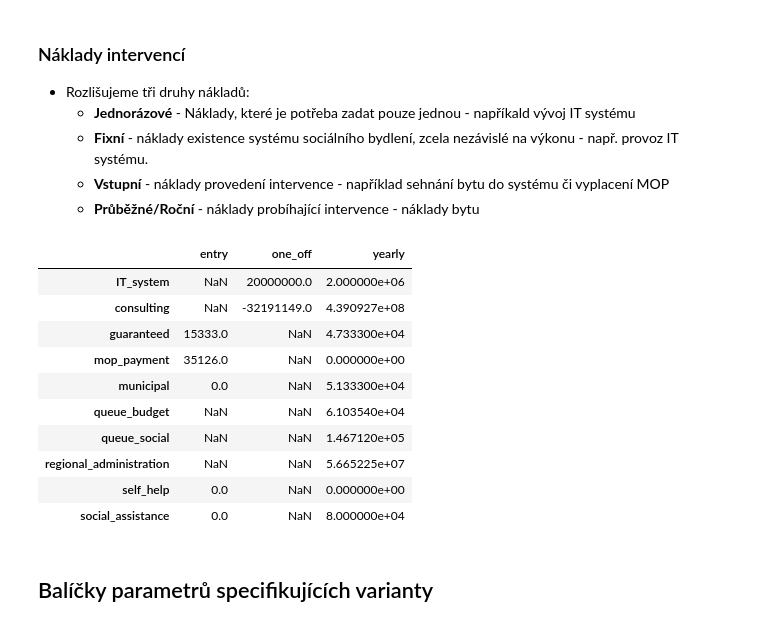
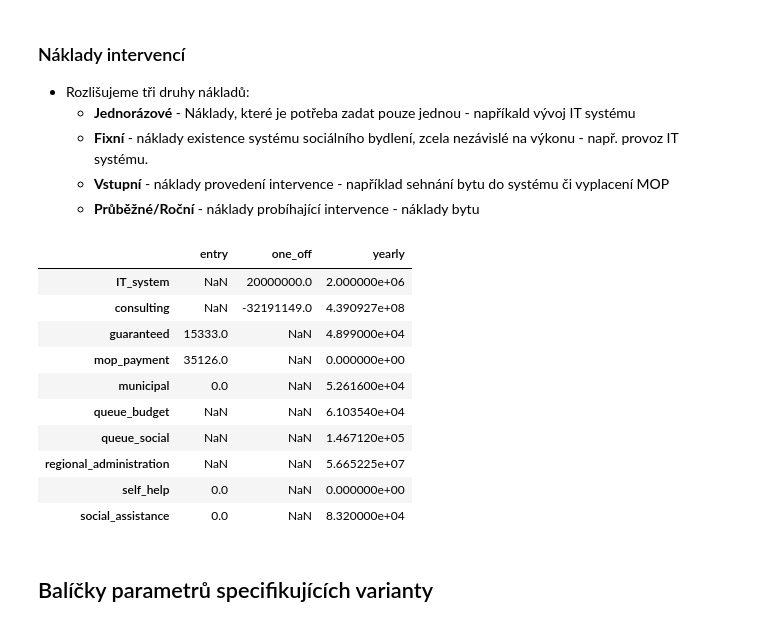
Before and after one commit to vitekzkytek/SocialHousingModel, a Jupyter notebook: model.ipynb, the cells around one changed output. Drawn from its saved outputs; the diff is of its cells as text; code cells hidden in the pictures.

```diff
--- a/model.ipynb
+++ b/model.ipynb
@@ -306,38 +303,38 @@ social_assistences_v1
 # %%
 discount_rate = 0.04 # Impact assessment guidelines European Commission https://ec.europa.eu/smart-regulation/impact/commission_guidelines/docs/131210_cba_study_sg_final.pdf
 intervention_costs_v1 = pd.Series({
     ('entry','self_help'):0,
     ('entry','mop_payment'):35126,
     ('entry','guaranteed'):15333, #16000 # Nezahrnuje poradenství - to je vyjádřeno fixní roční částkou
     ('entry','municipal'):0, # Nezahrnuje poradenství - to je vyjádřeno fixní roční částkou
     ('entry', 'social_assistance'): 0,
     ('yearly','self_help'):0,
     ('yearly','mop_payment'):0,
-    ('yearly','guaranteed'):47333,
-    ('yearly','municipal'):51333,
-    ('yearly','social_assistance'): 80000,
+    ('yearly','guaranteed'):48990,
+    ('yearly','municipal'):52616,
+    ('yearly','social_assistance'): 83200,
     # 19 % inflation rate between 2020 and 2022 by CZSO; CNB Winter prediction 10.8 % (2023) and 2.1 % (2024);
     ('yearly','queue_budget'): 1.19 * 1.108 * household_size * 20303, #47915, # https://drive.google.com/drive/u/0/folders/1AB-eICOTy3LndCi75t68i2aCKKgxXlrd p.47
     ('yearly','queue_social'): 146712,
     ('one_off','IT_system'):20000000,
     ('yearly','IT_system'):2000000,
     ('yearly','regional_administration'): 56652248,
     ('yearly','consulting'): 439092660,
     ('one_off','consulting'): 406901511-439092660# Consulting costs less in the first year. Adjustment done via one_off component
 }).unstack()
 intervention_costs_v1.T
 # %% [output]
 |  | entry | one_off | yearly |
 | IT_system | NaN | 20000000.0 | 2.000000e+06 |
 | consulting | NaN | -32191149.0 | 4.390927e+08 |
-| guaranteed | 15333.0 | NaN | 4.733300e+04 |
+| guaranteed | 15333.0 | NaN | 4.899000e+04 |
 | mop_payment | 35126.0 | NaN | 0.000000e+00 |
-| municipal | 0.0 | NaN | 5.133300e+04 |
+| municipal | 0.0 | NaN | 5.261600e+04 |
 | queue_budget | NaN | NaN | 6.103540e+04 |
 | queue_social | NaN | NaN | 1.467120e+05 |
 | regional_administration | NaN | NaN | 5.665225e+07 |
 | self_help | 0.0 | NaN | 0.000000e+00 |
-| social_assistance | 0.0 | NaN | 8.000000e+04 |
+| social_assistance | 0.0 | NaN | 8.320000e+04 |
 # %%
 intervention_costs_v0 = intervention_costs_v1.copy()
 intervention_costs_v0.loc ['yearly','IT_system'] = 0
```
Also changed, not shown: parts of 24 cells of this notebook.
